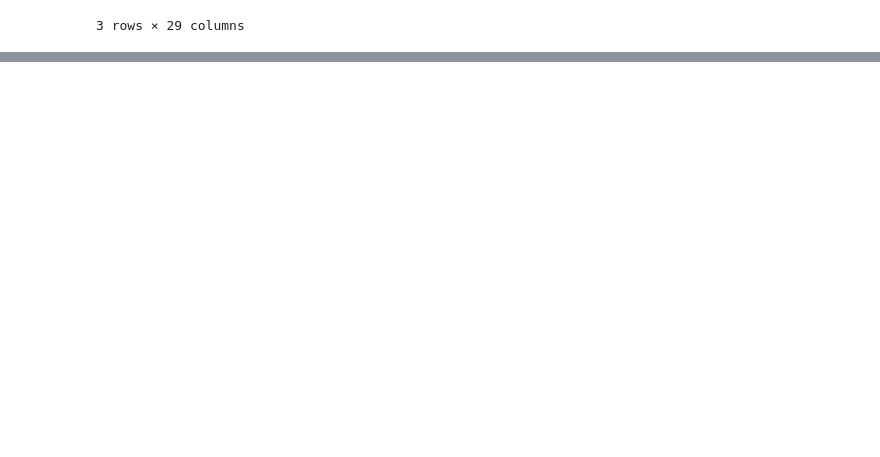
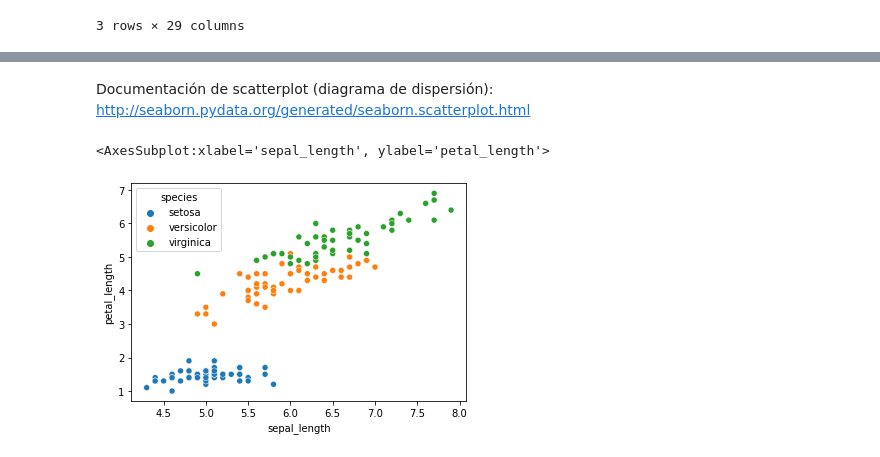
Before and after one commit to anthonymanotoa/estadistica_descriptiva_curso, a Jupyter notebook: notas-curso.ipynb, the cells around one changed output, grey strips where cells are left out. Cells and saved outputs as stored; diff of their text form; code cells hidden in the pictures; blank space fills up the shorter version.

```diff
--- a/notas-curso.ipynb
+++ b/notas-curso.ipynb
@@ -171,0 +284,6 @@ df.groupby('engine_type').count()
+# %%
+import pandas as pd
+import seaborn as sns
+
+iris = sns.load_dataset('iris')
+iris.head()
@@ -171,0 +297,7 @@ df.groupby('engine_type').count()
+# %% [markdown]
+Documentación de scatterplot (diagrama de dispersión): http://seaborn.pydata.org/generated/seaborn.scatterplot.html
+# %%
+sns.scatterplot(data=iris, x='sepal_length', y='petal_length', hue='species')
+# %% [output]
+<AxesSubplot:xlabel='sepal_length', ylabel='petal_length'>
+[figure, added]
```
Also changed, not shown: parts of 69 cells of this notebook, 1 other file.
